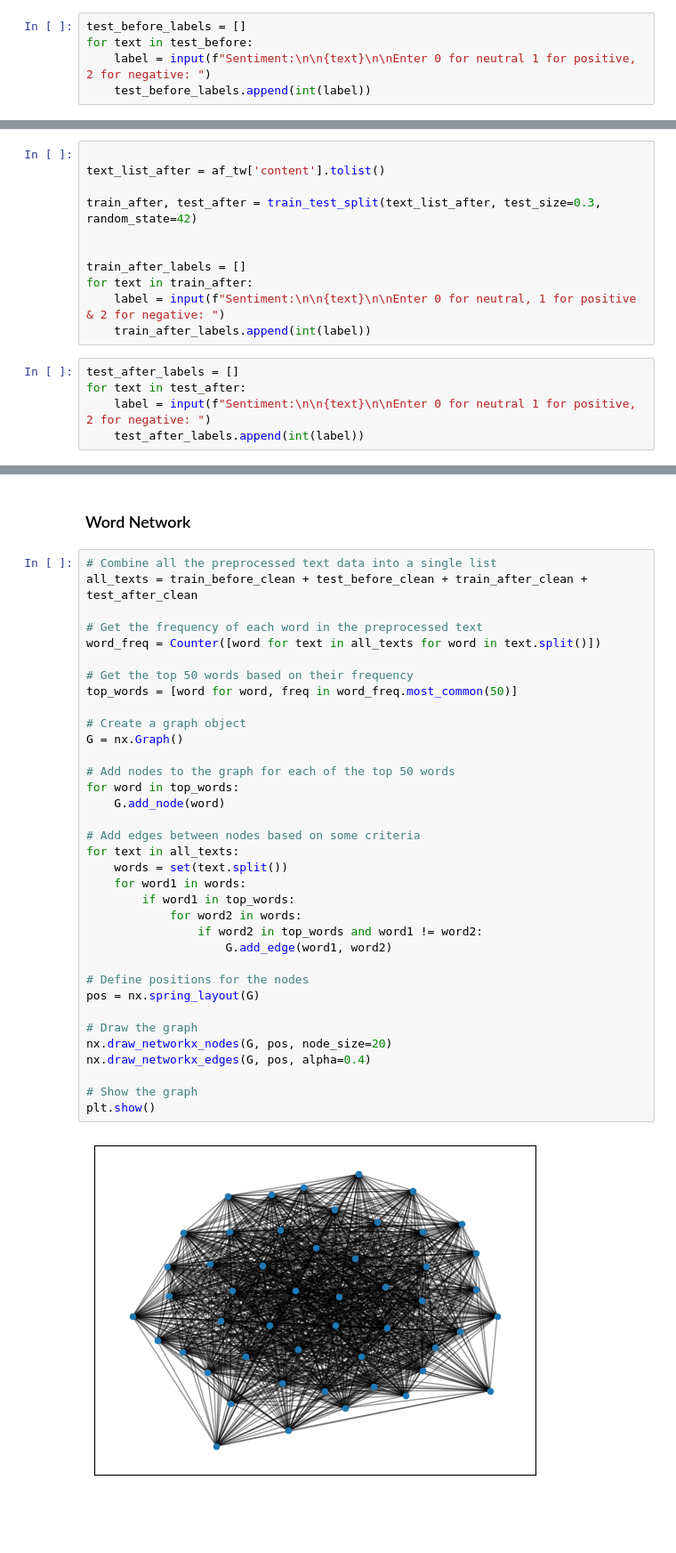
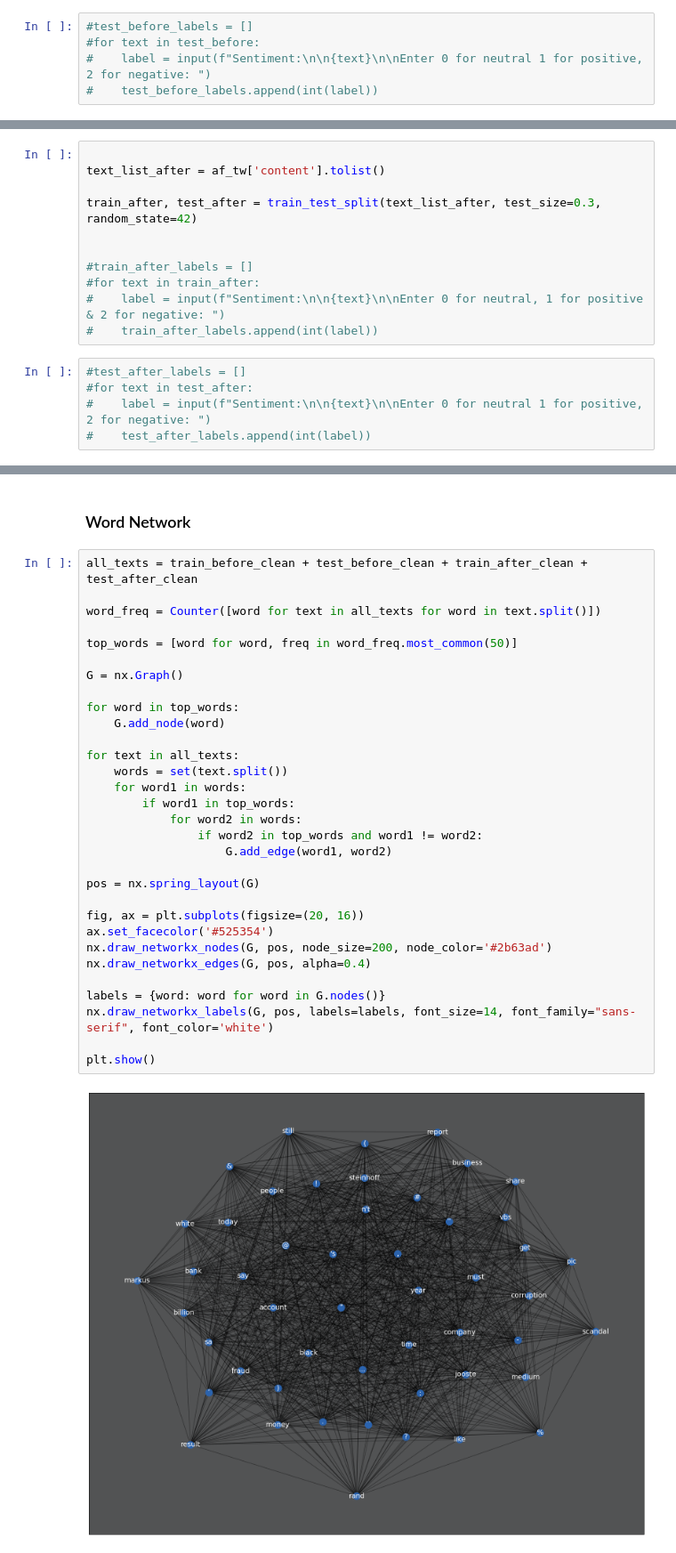
Before and after one commit to Slyson/Steinhoff-Sentiment-Analysis, a Jupyter notebook: steinhoff_sentiment_analysis.ipynb, the cells around one changed output, grey strips where cells are left out. Shown at 89% size. Cells and saved outputs as stored; diff of their text form; blank space fills up the shorter version.

```diff
--- a/steinhoff_sentiment_analysis.ipynb
+++ b/steinhoff_sentiment_analysis.ipynb
@@ -292,6 +294,6 @@ for text in train_before:
 # %%
-test_before_labels = []
-for text in test_before:
-    label = input(f"Sentiment:\n\n{text}\n\nEnter 0 for neutral 1 for positive, 2 for negative: ")
-    test_before_labels.append(int(label))
+#test_before_labels = []
+#for text in test_before:
+#    label = input(f"Sentiment:\n\n{text}\n\nEnter 0 for neutral 1 for positive, 2 for negative: ")
+#    test_before_labels.append(int(label))
 # %%
@@ -306,13 +308,13 @@ text_list_after = af_tw['content'].tolist()
 train_after, test_after = train_test_split(text_list_after, test_size=0.3, random_state=42)
 
 
-train_after_labels = []
-for text in train_after:
-    label = input(f"Sentiment:\n\n{text}\n\nEnter 0 for neutral, 1 for positive & 2 for negative: ")
-    train_after_labels.append(int(label))
+#train_after_labels = []
+#for text in train_after:
+#    label = input(f"Sentiment:\n\n{text}\n\nEnter 0 for neutral, 1 for positive & 2 for negative: ")
+#    train_after_labels.append(int(label))
 # %%
-test_after_labels = []
-for text in test_after:
-    label = input(f"Sentiment:\n\n{text}\n\nEnter 0 for neutral 1 for positive, 2 for negative: ")
-    test_after_labels.append(int(label))
+#test_after_labels = []
+#for text in test_after:
+#    label = input(f"Sentiment:\n\n{text}\n\nEnter 0 for neutral 1 for positive, 2 for negative: ")
+#    test_after_labels.append(int(label))
 # %%
@@ -544,39 +515,35 @@ plt.show()
 # %% [markdown]
 <h3>Word Network
 # %%
-# Combine all the preprocessed text data into a single list
 all_texts = train_before_clean + test_before_clean + train_after_clean + test_after_clean
 
-# Get the frequency of each word in the preprocessed text
 word_freq = Counter([word for text in all_texts for word in text.split()])
 
-# Get the top 50 words based on their frequency
 top_words = [word for word, freq in word_freq.most_common(50)]
 
-# Create a graph object
 G = nx.Graph()
 
-# Add nodes to the graph for each of the top 50 words
 for word in top_words:
     G.add_node(word)
 
-# Add edges between nodes based on some criteria
 for text in all_texts:
     words = set(text.split())
     for word1 in words:
         if word1 in top_words:
             for word2 in words:
                 if word2 in top_words and word1 != word2:
                     G.add_edge(word1, word2)
 
-# Define positions for the nodes
 pos = nx.spring_layout(G)
 
-# Draw the graph
-nx.draw_networkx_nodes(G, pos, node_size=20)
+fig, ax = plt.subplots(figsize=(20, 16))
+ax.set_facecolor('#525354')
+nx.draw_networkx_nodes(G, pos, node_size=200, node_color='#2b63ad')
 nx.draw_networkx_edges(G, pos, alpha=0.4)
 
-# Show the graph
+labels = {word: word for word in G.nodes()}
+nx.draw_networkx_labels(G, pos, labels=labels, font_size=14, font_family="sans-serif", font_color='white')
+
 plt.show()
 # %% [output]
-[figure, old version]
+[figure, new version]
```
Also changed, not shown: parts of 13 cells of this notebook.
